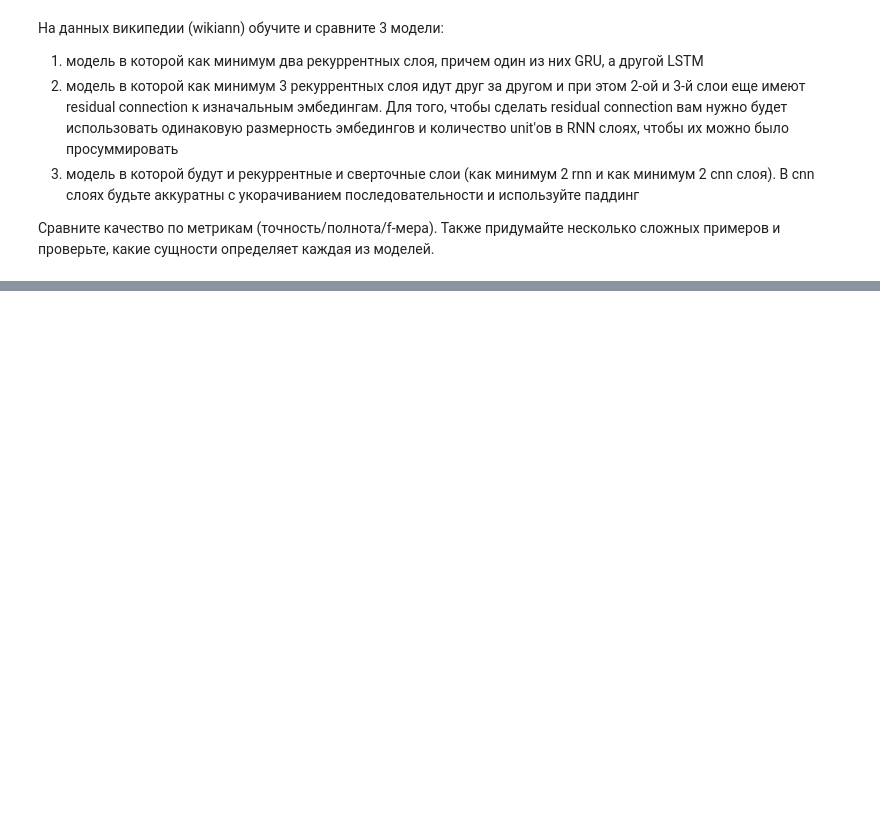
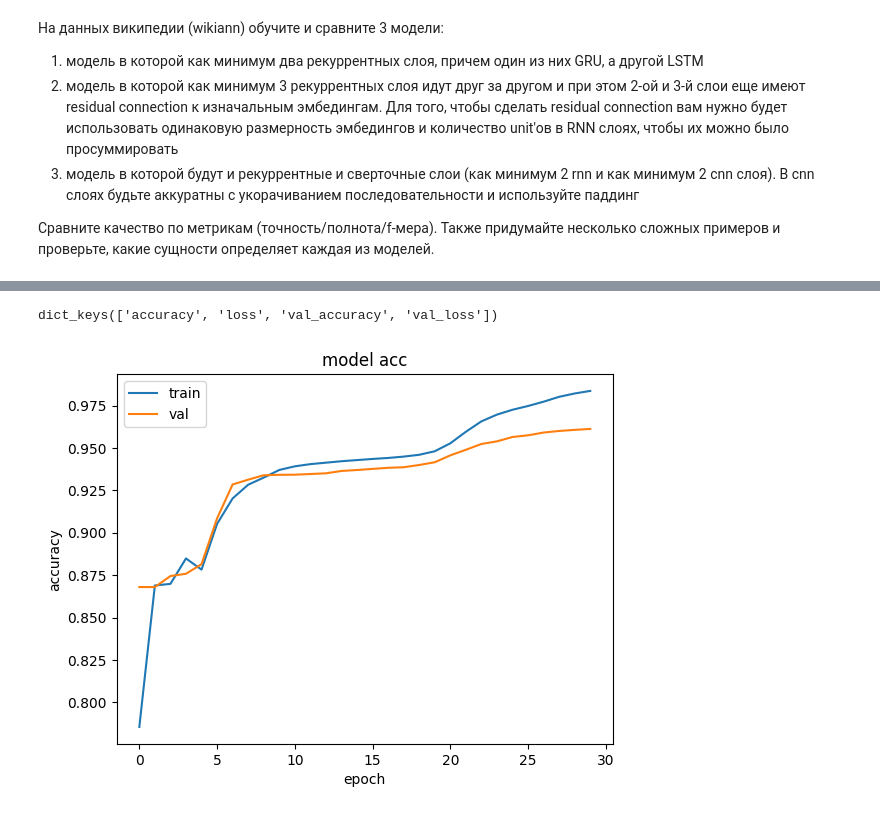
Before and after one commit to smertlove/compling_nlp_hw, a Jupyter notebook: hw7_rnn_ner/homework.ipynb, the cells around one changed output, grey strips where cells are left out. Cells and saved outputs as stored; diff of their text form; code cells hidden in the pictures; blank space fills up the shorter version.

```diff
--- a/hw7_rnn_ner/homework.ipynb
+++ b/hw7_rnn_ner/homework.ipynb
@@ -440,0 +516,5 @@ from datasets import load_dataset
+# %%
+y = keras.preprocessing.sequence.pad_sequences(dataset['train']['tags'], value=7,
+                                                  maxlen=MAX_LEN,  padding='post')
+y_test = keras.preprocessing.sequence.pad_sequences(dataset['test']['tags'], value=7,
+                                                       maxlen=MAX_LEN,  padding='post')
@@ -440,0 +529,36 @@ from datasets import load_dataset
+# %%
+class TwoRnnLayers(MyShinyModel):
+    """
+        модель в которой как минимум два рекуррентных слоя, причем один из них GRU, а другой LSTM
+    """
+
+    MAX_LEN = 54
+
+    def __init__(self, input_layer_dim: int, output_layer_dim: int):
+        inputs = keras.layers.Input(shape=(self.MAX_LEN,))
+        embeddings = keras.layers.Embedding(input_dim=input_layer_dim, output_dim=100)(inputs, )
+
+        layer_1 = keras.layers.GRU(128, return_sequences=True)(embeddings)
+        layer_2 = keras.layers.LSTM(128, return_sequences=True)(layer_1)
+
+        softmax_layer = keras.layers.Dense(output_layer_dim, activation='softmax')(layer_2)
+
+        self.model = keras.Model(inputs=inputs, outputs=softmax_layer)
+
+        self.model.compile(
+            optimizer='adam',
+            loss='sparse_categorical_crossentropy',
+            metrics=['accuracy']
+        )
+
+    def plot(self):
+        print(self.model.history.history.keys())
+        plt.plot(self.model.history.history['accuracy'])
+        plt.plot(self.model.history.history['val_accuracy'])
+        plt.title('model acc')
+        plt.ylabel('accuracy')
+        plt.xlabel('epoch')
+        plt.legend(['train', 'val'], loc='upper left')
+        plt.show()
+# %%
+two_rnn_layers = TwoRnnLayers(len(word2id), len(label2id))
@@ -440,0 +585,2 @@ from datasets import load_dataset
+# %%
+two_rnn_layers.fit(X, X_test, y, y_test)
@@ -440,0 +605,5 @@ from datasets import load_dataset
+# %%
+two_rnn_layers.plot()
+# %% [output]
+dict_keys(['accuracy', 'loss', 'val_accuracy', 'val_loss'])
+[figure, added]
```
Also changed, not shown: parts of 42 cells of this notebook.
